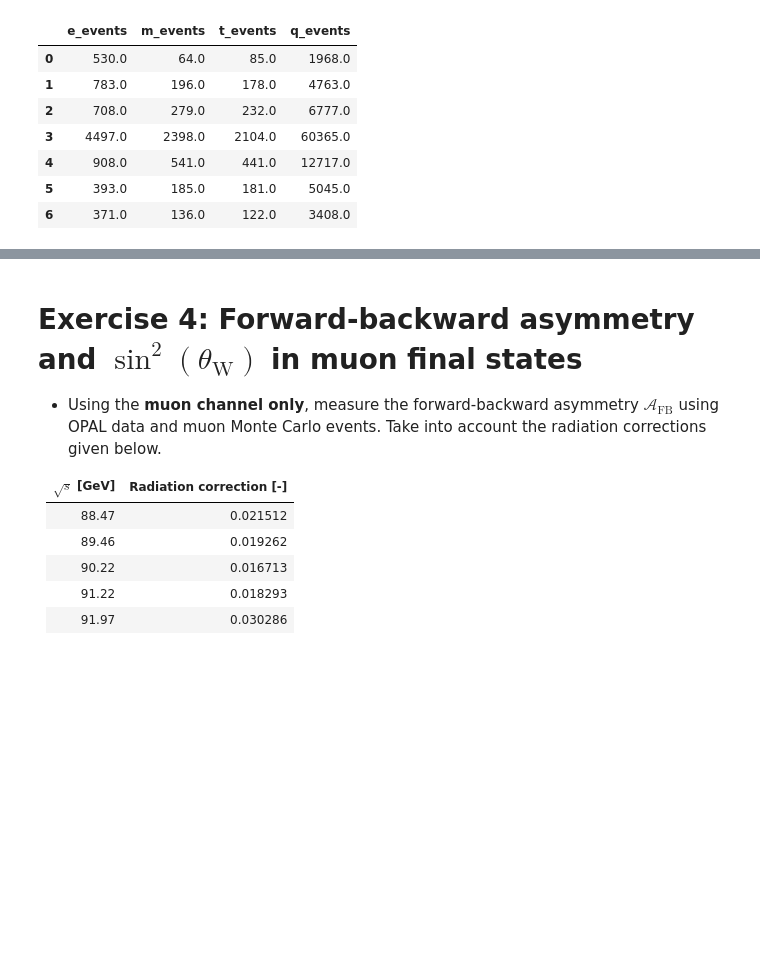
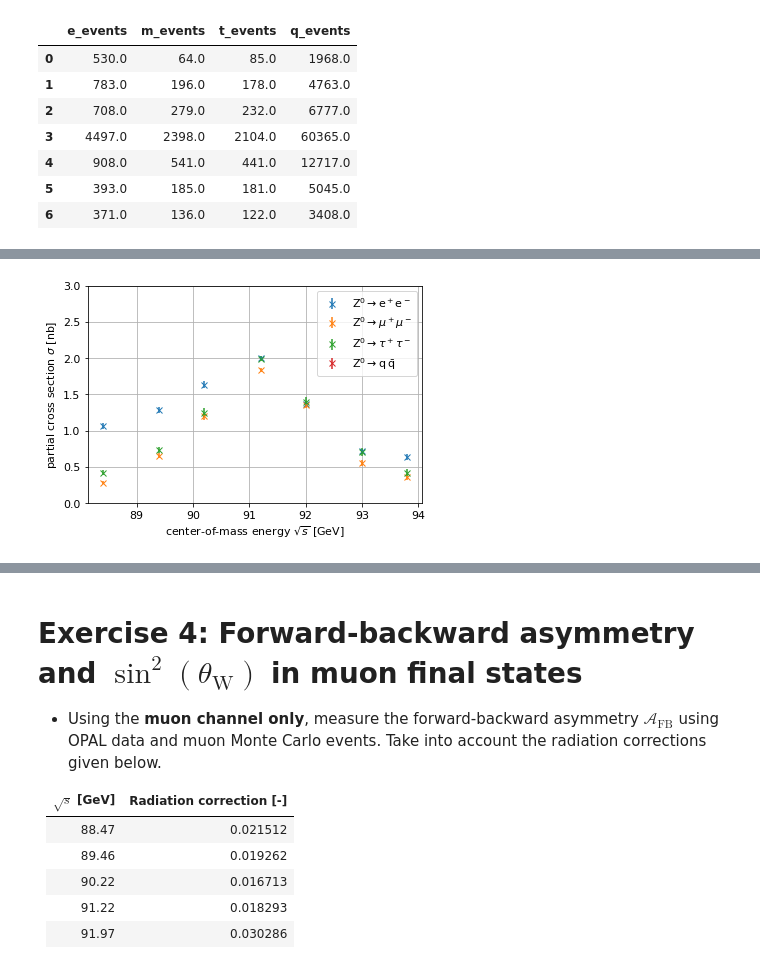
Before and after one commit to robingrether/z0-precisionmeasurement, a Jupyter notebook: z0_experiment.ipynb, the cells around one changed output, grey strips where cells are left out. Saved outputs shown, nothing was run; the diff lists cells and outputs as text; code cells hidden in the pictures; blank space fills up the shorter version.

```diff
--- a/z0_experiment.ipynb
+++ b/z0_experiment.ipynb
@@ -441,16 +501,21 @@ LEP_energies = np.sort(OPAL_data['E_lep'].round(1).unique())
 ## compute the number of measured events according to our selection
 
 # prepare array
-events = np.zeros((7,4))
+orig_events = np.zeros((7,4))
+orig_events_u = np.zeros((7,4))
 
+# do for all event types and all energy values
 for p, (particle, dataset) in enumerate(measured_datasets.items()):
     for e, energy in enumerate(LEP_energies):
 
-        events[e][p] = sum(dataset['E_lep'].round(1) == energy)   # count events
+        orig_events[e][p] = np.sum(dataset['E_lep'].round(1) == energy)   # count events
+
+        orig_events_u[e][p] = np.sqrt(orig_events[e][p])  # calculate Poisson uncertainty
 
 
-
-pd.DataFrame(events, columns = ['e_events', 'm_events', 't_events', 'q_events'])
+# print data
+pd.DataFrame(orig_events, columns = ['e_events', 'm_events', 't_events', 'q_events'])
+#pd.DataFrame(orig_events_u, columns = ['e_events_u', 'm_events_u', 't_events_u', 'q_events_u'])
 # %% [output]
 |  | e_events | m_events | t_events | q_events |
 | 0 | 530.0 | 64.0 | 85.0 | 1968.0 |
@@ -460,8 +525,3 @@ pd.DataFrame(events, columns = ['e_events', 'm_events', 't_events', 'q_events'])
 | 4 | 908.0 | 541.0 | 441.0 | 12717.0 |
 | 5 | 393.0 | 185.0 | 181.0 | 5045.0 |
 | 6 | 371.0 | 136.0 | 122.0 | 3408.0 |
-# %%
-for e in range(7):
-    print(events[e])
-    corr_ev = inverse_means @ events[e]
-    print(corr_ev)
@@ -482,0 +634,17 @@ for e in range(7):
+# %%
+## plot cross sections to energies
+
+for p, particle in enumerate(['$\\mathrm{Z}^0\\rightarrow\\mathrm{e}^+\\mathrm{e}^-$',
+                             '$\\mathrm{Z}^0\\rightarrow\\mu^+\\mu^-$',
+                             '$\\mathrm{Z}^0\\rightarrow\\tau^+\\tau^-$',
+                             '$\\mathrm{Z}^0\\rightarrow\\mathrm{q}\\,\\bar{\\mathrm{q}}$']):
+    plt.errorbar(2*LEP_energies, cross_section[:,p], yerr=cross_section_u[:,p], fmt="x", label=particle)
+
+plt.xlabel("center-of-mass energy $\\sqrt{s}$ [$\\mathrm{GeV}$]")
+plt.ylabel("partial cross section $\\sigma$ [$\\mathrm{nb}$]")
+plt.legend()
+plt.ylim(0, 3)
+plt.grid()
+plt.show()
+# %% [output]
+[figure, added]
```
Also changed, not shown: parts of 10 cells of this notebook.
